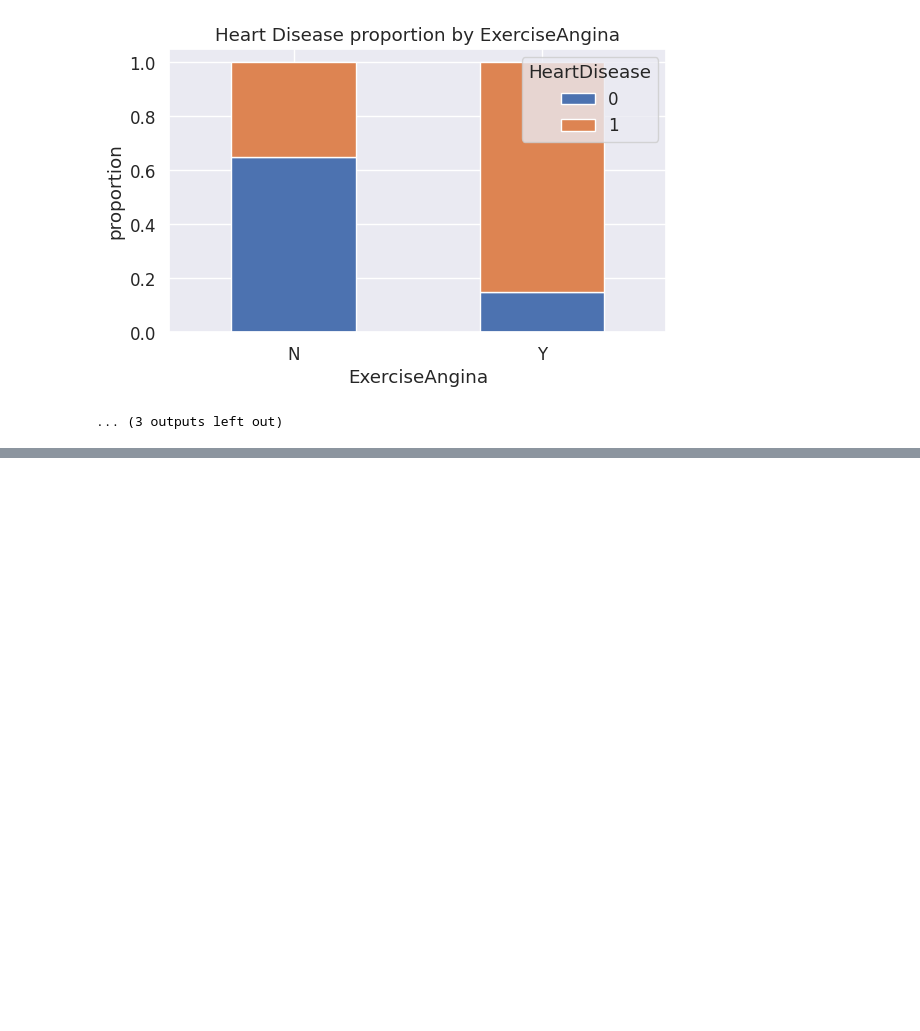
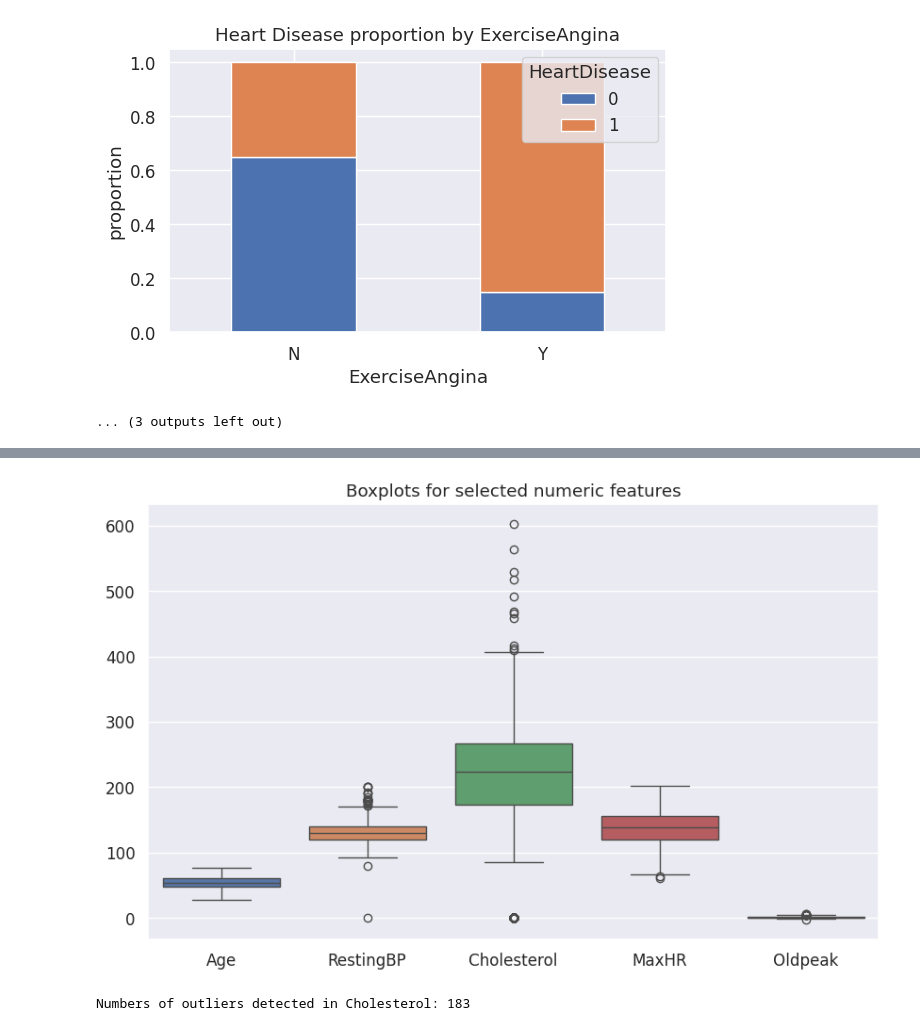
Before and after one commit to nafx0/machine-learning-stat, a Jupyter notebook: Heart_disease_prediction.ipynb, the cells around one changed output, grey strips where cells are left out. Cells and saved outputs as stored; diff of their text form; code cells hidden in the pictures; blank space fills up the shorter version.

```diff
--- a/Heart_disease_prediction.ipynb
+++ b/Heart_disease_prediction.ipynb
@@ -228,3 +231,7 @@ Proportion of heart disease within ExerciseAngina
 | Y | 0.148248 | 0.851752 |
 [figure]
 ... (3 outputs left out)
+# %%
+le = LabelEncoder()
+df['Sex'] = le.fit_transform(df['Sex'])
+df['ExerciseAngina'] = le.fit_transform(df['ExerciseAngina'])
@@ -230,0 +247,10 @@ Proportion of heart disease within ExerciseAngina
+# %%
+cat_cols = ['ChestPainType', 'RestingECG', 'ST_Slope']
+
+df_encoded = pd.get_dummies(
+    df,
+    columns=cat_cols,
+    dtype=int
+)
+
+df_encoded.head()
@@ -230,0 +288,22 @@ Proportion of heart disease within ExerciseAngina
+# %%
+numeric_cols = ["Age", "RestingBP", "Cholesterol", "MaxHR", "Oldpeak"]
+plt.figure(figsize=(10, 6))
+sns.boxplot(data=df_encoded[numeric_cols])
+plt.title("Boxplots for selected numeric features")
+plt.show()
+# %% [output]
+[figure, added]
+# %%
+col = 'Cholesterol'
+
+Q1 = df_encoded[col].quantile(0.25)
+Q3 = df_encoded[col].quantile(0.75)
+IQR = Q3 - Q1
+
+lower = Q1 - 1.5*IQR
+upper = Q3 + 1.5*IQR
+
+outliers = df_encoded[(df_encoded[col] < lower) | (df_encoded[col] > upper)]
+print(f"Numbers of outliers detected in {col}: {len(outliers)}")
+# %% [output]
+Numbers of outliers detected in Cholesterol: 183
```
Also changed, not shown: parts of 16 cells of this notebook, 10 other files.
